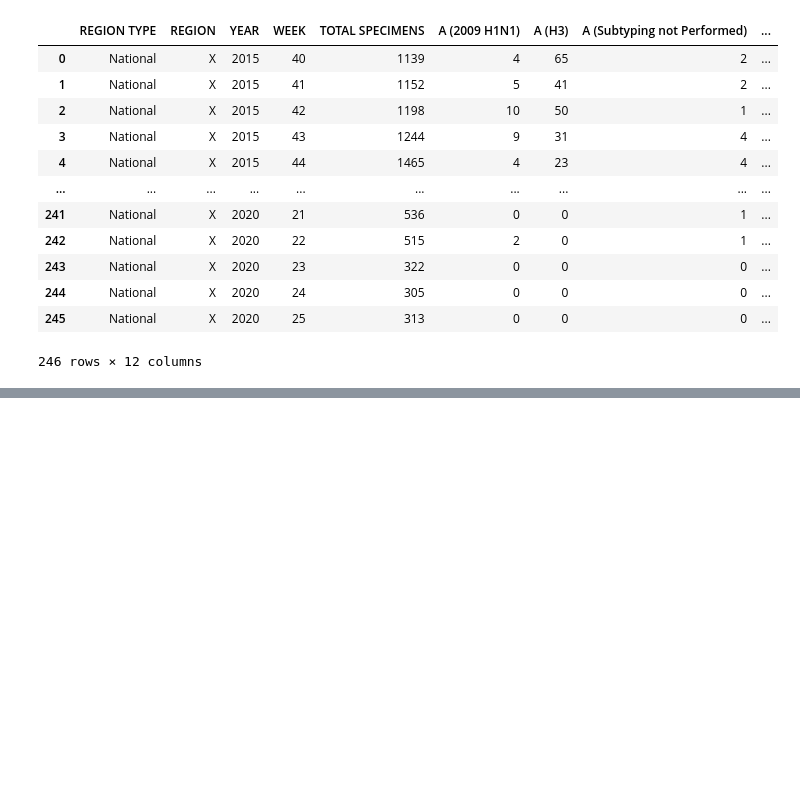
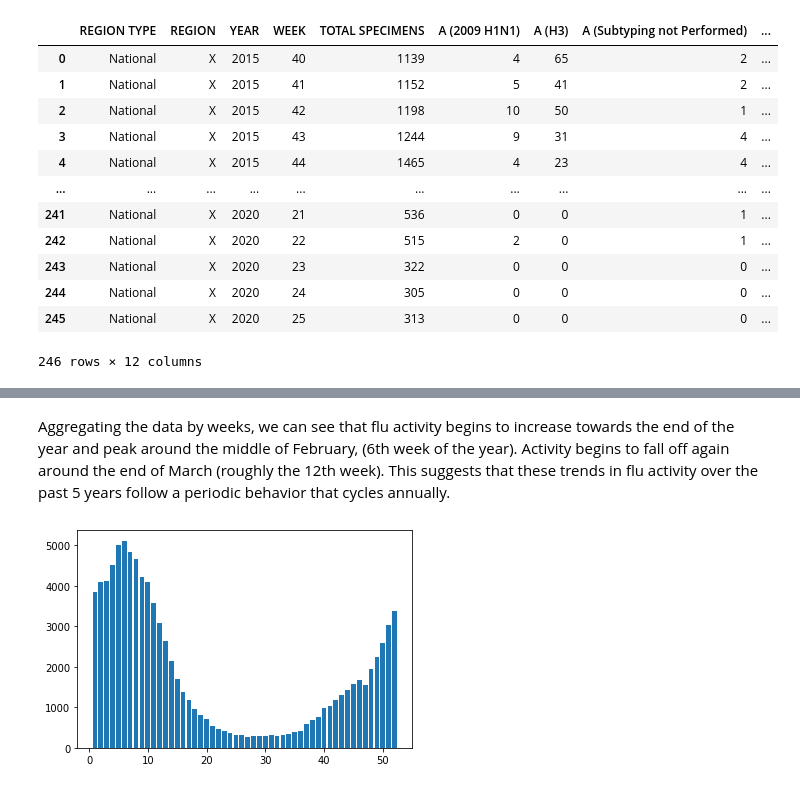
Before and after one commit to mjwolfe91/QTW-CaseStudy4, a Jupyter notebook: FluForecasting.ipynb, the cells around one changed output, grey strips where cells are left out. Cells and saved outputs as stored; diff of their text form; code cells hidden in the pictures; blank space fills up the shorter version.

```diff
--- a/FluForecasting.ipynb
+++ b/FluForecasting.ipynb
@@ -38,0 +77,8 @@ flu2010
+# %% [markdown]
+Aggregating the data by weeks, we can see that flu activity begins to increase towards the end of the year and peak around the middle of February, (6th week of the year). Activity begins to fall off again around the end of March (roughly the 12th week). This suggests that these trends in flu activity over the past 5 years follow a periodic behavior that cycles annually.
+# %%
+WeekAggregate2015 = flu2015.groupby("WEEK").mean()["TOTAL SPECIMENS"]
+plt.bar(WeekAggregate2015.index,WeekAggregate2015)
+plt.show()
+# %% [output]
+[figure, added]
```
Also changed, not shown: parts of 10 cells of this notebook.
